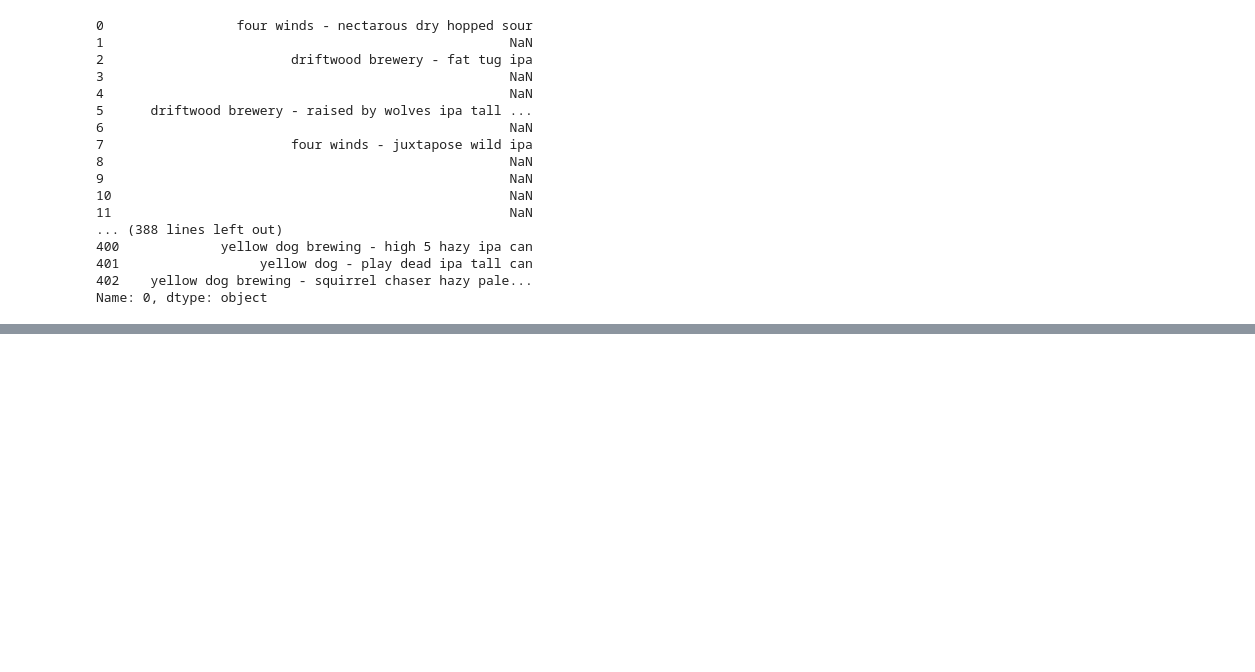
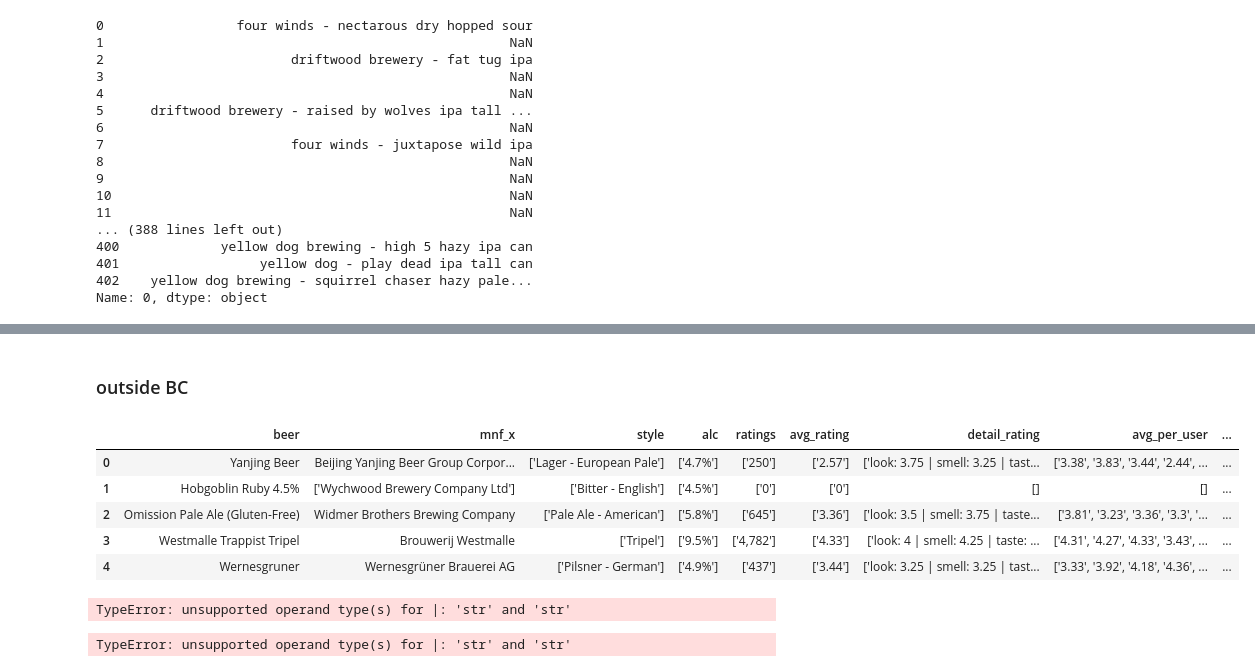
Before and after one commit to suziephan/liquor_review, a Jupyter notebook: pain2.ipynb, the cells around one changed output, grey strips where cells are left out. Drawn from its saved outputs; the diff is of its cells as text; code cells hidden in the pictures; blank space fills up the shorter version.

Commit message:
review

```diff
--- a/pain2.ipynb
+++ b/pain2.ipynb
@@ -298,0 +271,29 @@ Name: name_y, dtype: object
+# %% [markdown]
+### outside BC
+# %%
+outsideBC = pd.read_csv("f3_outsideca.csv")
+# %%
+#choose only needed columns
+needed_columns = ['beer','mnf_x','style', 'alc', 'ratings', 'avg_rating','detail_rating','avg_per_user','number_of_reviews','text_reviews']
+outsideBC = outsideBC[needed_columns]
+outsideBC.head()
+# %% [output]
+|  | beer | mnf_x | style | alc | ratings | avg_rating | detail_rating | avg_per_user | ... |
+| 0 | Yanjing Beer | Beijing Yanjing Beer Group Corpor... | ['Lager - European Pale'] | ['4.7%'] | ['250'] | ['2.57'] | ['look: 3.75 | smell: 3.25 | tast... | ['3.38', '3.83', '3.44', '2.44', ... | ... |
+| 1 | Hobgoblin Ruby 4.5% | ['Wychwood Brewery Company Ltd'] | ['Bitter - English'] | ['4.5%'] | ['0'] | ['0'] | [] | [] | ... |
+| 2 | Omission Pale Ale (Gluten-Free) | Widmer Brothers Brewing Company | ['Pale Ale - American'] | ['5.8%'] | ['645'] | ['3.36'] | ['look: 3.5 | smell: 3.75 | taste... | ['3.81', '3.23', '3.36', '3.3', '... | ... |
+| 3 | Westmalle Trappist Tripel | Brouwerij Westmalle | ['Tripel'] | ['9.5%'] | ['4,782'] | ['4.33'] | ['look: 4 | smell: 4.25 | taste: ... | ['4.31', '4.27', '4.33', '3.43', ... | ... |
+| 4 | Wernesgruner | Wernesgrüner Brauerei AG | ['Pilsner - German'] | ['4.9%'] | ['437'] | ['3.44'] | ['look: 3.25 | smell: 3.25 | tast... | ['3.33', '3.92', '4.18', '4.36', ... | ... |
+# %%
+#clean columns
+clean = ['mnf_x', 'style', 'alc', 'ratings', 'avg_rating','detail_rating']
+for i in clean:
+    outsideBC[i] = outsideBC[i].str.replace('\['|'\]|\["|"\]','')
+
+outsideBC['avg_per_user'] = outsideBC[i].str.replace('\[|\]','')
+# %% [output]
+TypeError: unsupported operand type(s) for |: 'str' and 'str'
+# %%
+outsideBC['avg_per_user'] = outsideBC['avg_per_user'].str.replace('\['|'\]|\["|"\]','')
+# %% [output]
+TypeError: unsupported operand type(s) for |: 'str' and 'str'
```
Also changed, not shown: parts of 19 cells of this notebook.
